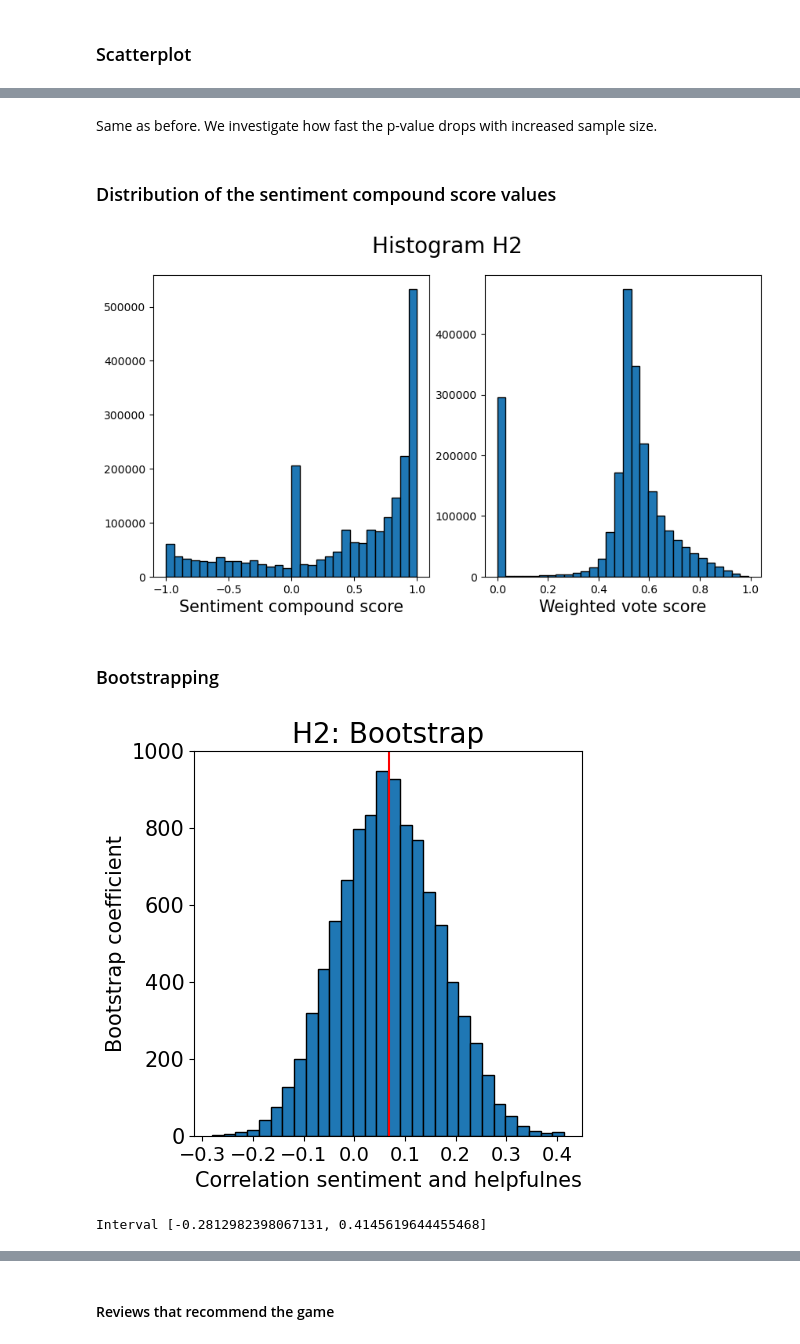
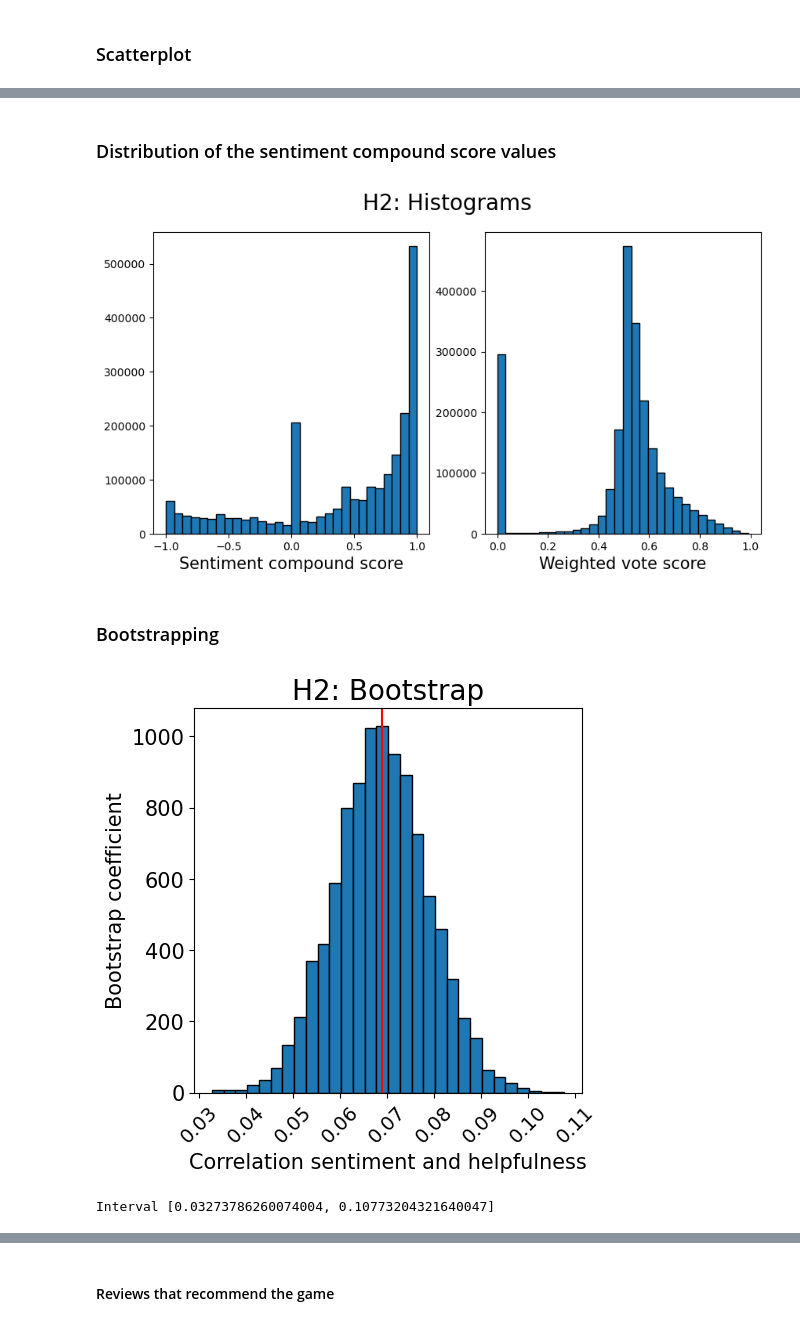
Before and after one commit to csum1/SteamGamesSentiment, a Jupyter notebook: steam.ipynb, the cells around one changed output, grey strips where cells are left out. Saved outputs shown, nothing was run; the diff lists cells and outputs as text; code cells hidden in the pictures.

```diff
--- a/steam.ipynb
+++ b/steam.ipynb
@@ -548,0 +584,9 @@ display(pd.DataFrame(test_values))
+# %%
+test_values = {'sample_count':[], 'coefficent':[], 'p_value':[]}
+for i in [10, 100, 1_000, 10_000, 100_000, 1_000_000]:
+    df_test = df_reviews.loc[0:i,:]
+    coeff, p_value = stats.pearsonr(abs(df_test['sent.comp']), df_test['weighted_vote_score'])
+    test_values['sample_count'].append(i)
+    test_values['coefficent'].append(coeff)
+    test_values['p_value'].append(p_value)
+display(pd.DataFrame(test_values))
@@ -575,9 +613,0 @@ P-value: 0.0
-# %%
-test_values = {'sample_count':[], 'coefficents':[], 'p_values':[]}
-for i in [10, 100, 1_000, 10_000, 100_000, 1_000_000]:
-    df_test = df_reviews.loc[0:i,:]
-    coeff, p_value = stats.pearsonr(abs(df_test['sent.comp']), df_test['weighted_vote_score'])
-    test_values['sample_count'].append(i)
-    test_values['coefficents'].append(coeff)
-    test_values['p_values'].append(p_value)
-display(pd.DataFrame(test_values))
@@ -605,39 +614,48 @@ plt.show()
-# %% [markdown]
-Same as before. We investigate how fast the p-value drops with increased sample size.
 # %% [markdown]
 ### Distribution of the sentiment compound score values
 # %%
 fig, (ax1, ax2) = plt.subplots(1, 2, figsize=(10,5))
-fig.suptitle("Histogram H2", fontsize=20)
+fig.suptitle("H2: Histograms", fontsize=20)
 ax1.hist(df_reviews['sent.comp'], bins=30, edgecolor='black')
 ax1.set_xlabel("Sentiment compound score", fontsize=15)
+
 ax2.hist(df_reviews['weighted_vote_score'], bins=30, edgecolor='black')
 ax2.set_xlabel("Weighted vote score", fontsize=15)
 plt.show()
 # %% [output]
-[figure, old version]
+[figure, new version]
 # %% [markdown]
 ### Bootstrapping
 # %%
+# bootstrap
+num_iterations = 10_000
+num_samples = 10_000
+
 coefficents = []
-for _ in range(10_000):
-    sampled = df_reviews.sample(100, replace=True)
+for _ in range(num_iterations):
+    sampled = df_reviews.sample(num_samples, replace=True)
     coeff, p_value = stats.pearsonr(abs(sampled['sent.comp']), sampled['weighted_vote_score'])
     coefficents.append(coeff)
 coefficents = np.array(coefficents)
 
+# histogram
 plt.figure(figsize=(5,5))
 plt.hist(coefficents, bins=30, edgecolor='black')
 plt.title("H2: Bootstrap", fontsize=20)
-plt.xlabel("Correlation sentiment and helpfulnes", fontsize=15)
+
+# axes
+plt.xlabel("Correlation sentiment and helpfulness", fontsize=15)
+plt.xticks(fontsize=14, rotation=45)
 plt.ylabel("Bootstrap coefficient", fontsize=15)
-plt.xticks(fontsize=14)
-plt.yticks(np.arange(0,1001, 200),fontsize=15)
+plt.yticks(np.arange(0,1001, 200), fontsize=15)
+
+# correlation on overall set
 plt.axvline(H2_coeff, color="red")
+
 plt.show()
 
 print(f"Interval [{min(coefficents)}, {max(coefficents)}]")
 # %% [output]
-[figure, old version]
+[figure, new version]
-Interval [-0.2812982398067131, 0.4145619644455468]
+Interval [0.03273786260074004, 0.10773204321640047]
 # %% [markdown]
```
Also changed, not shown: parts of 30 cells of this notebook.
